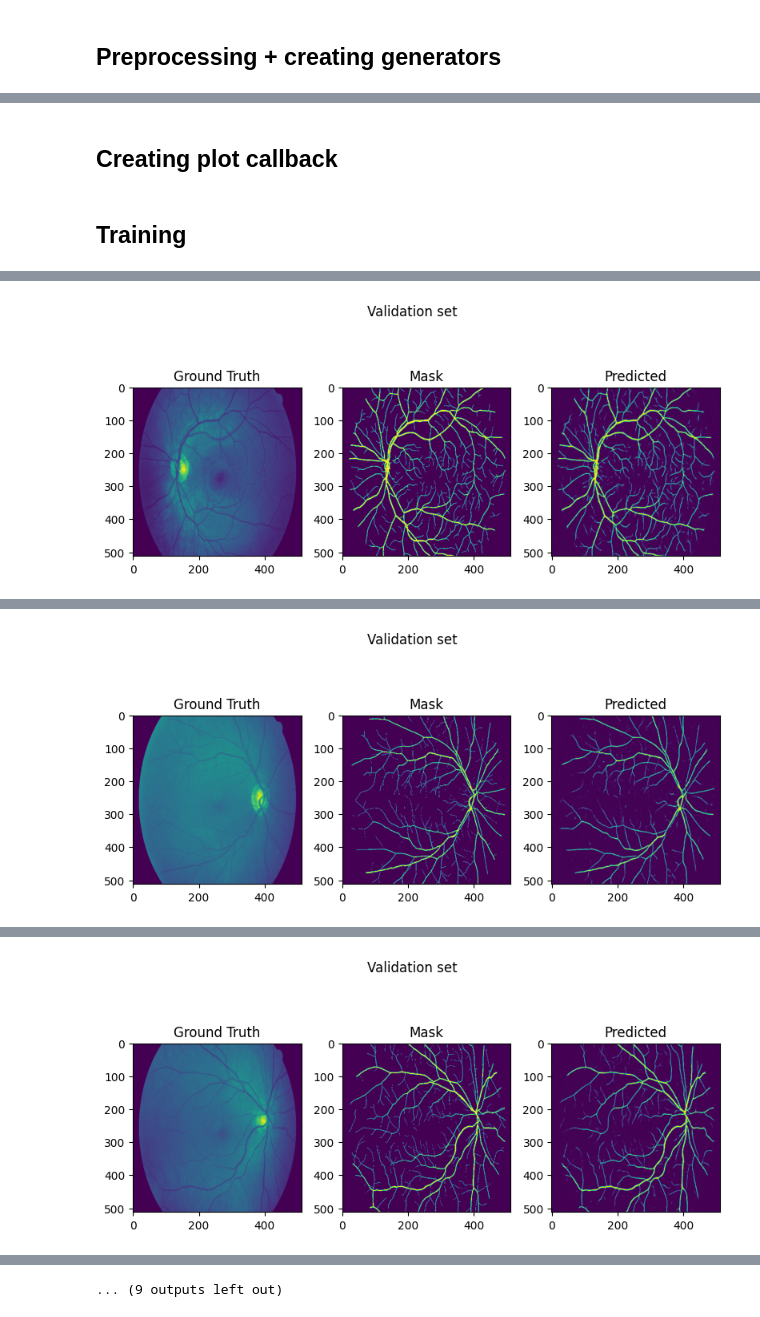
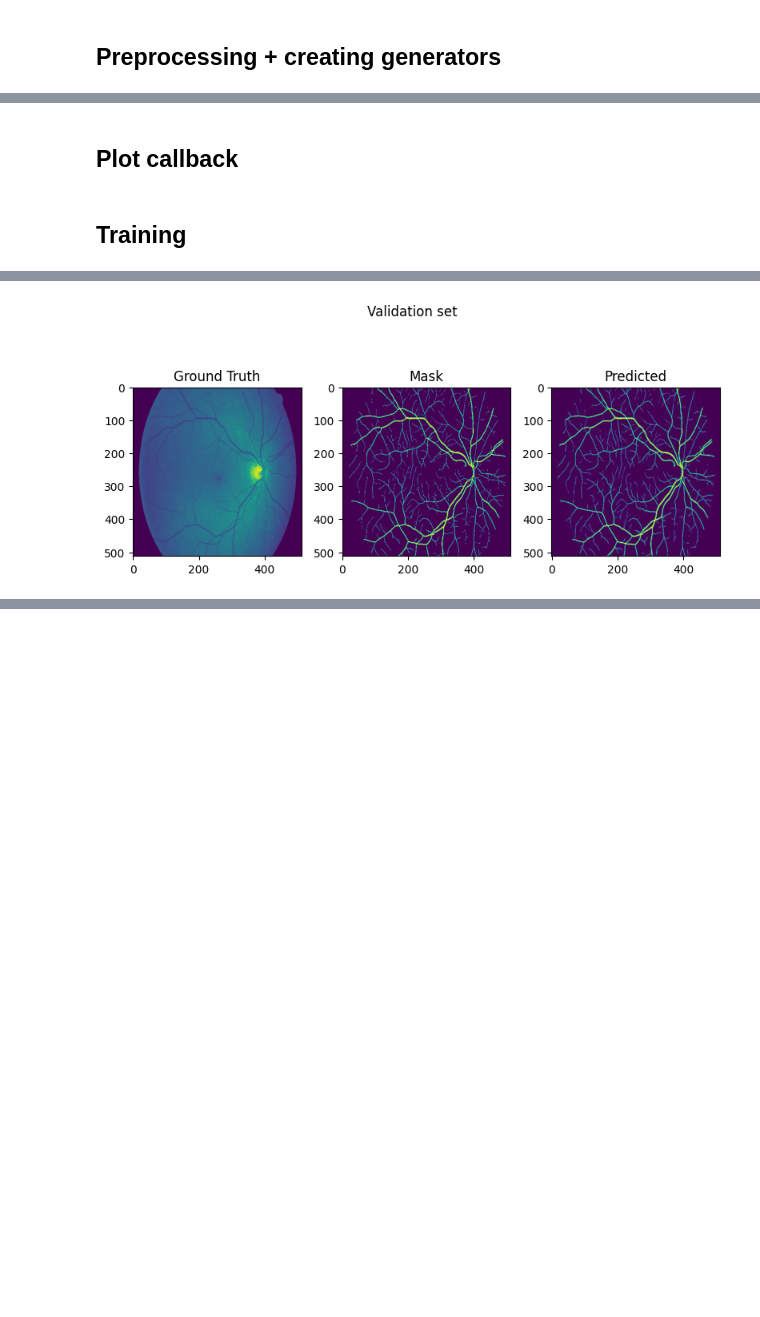
Before and after one commit to kamil271e/retinal-vessels-segmentation, a Jupyter notebook: dl/vessels_segm.ipynb, the cells around one changed output, grey strips where cells are left out. Cells and saved outputs as stored; diff of their text form; code cells hidden in the pictures; blank space fills up the shorter version.

```diff
--- a/dl/vessels_segm.ipynb
+++ b/dl/vessels_segm.ipynb
@@ -13,2 +21,3 @@ from keras.optimizers import Adam
 # %%
-img_size = (512,512)
+img_size = (512, 512)
+X, y, _ = load(img_size)
@@ -40,42 +24,24 @@ Segmentation Models: using `keras` framework.
 # %% [markdown]
 ## Preprocessing + creating generators
 # %%
-val_samples = 15
 batch_size = 2
 
-# y = 255 - np.array(y)
-
-X_train = np.array(X[val_samples:]) / 255
-y_train = np.expand_dims(np.array(y[val_samples:]), 3)
-
-X_val = np.array(X[:val_samples]) / 255
-y_val = np.expand_dims(np.array(y[:val_samples]), 3)
-
-y_train = y_train / 128
-y_val = y_val / 128
-
-y_train[y_train < 1] = 0
-y_train[y_train > 1] = 1
-
-y_val[y_val < 1] = 0
-y_val[y_val > 1] = 1
-
-# y_train = y_train.astype('int')
-# y_val = y_val.astype('int')
+X_train, X_val, X_test, y_train, y_val, y_test = train_val_test_split(X,y)
 
 train_datagen = ImageDataGenerator()
-        #rotation_range=20,
+        #rotation_range=20, # Data Augmentation ?
         #zoom_range=0.2,
         #width_shift_range=0.2,
         #height_shift_range=0.2,
         #horizontal_flip=True,
-        #vertical_flip=True,
-        #rescale=1./255)
+        #vertical_flip=True)
 
-val_datagen = ImageDataGenerator() # rescale=1./255
+val_datagen = ImageDataGenerator()
+test_datagen = ImageDataGenerator()
 
 train_generator = train_datagen.flow(X_train, y_train, batch_size=batch_size)
 val_generator = val_datagen.flow(X_val, y_val, batch_size=batch_size)
+test_generator = test_datagen.flow(X_test, y_test, batch_size=batch_size)
 # %%
 fig, ax = plt.subplots(1, 2)
 ax[0].imshow(val_generator[0][0][0], cmap='gray')
@@ -86,5 +52,5 @@ plt.show()
 # %% [markdown]
-## Creating plot callback
+## Plot callback
 # %%
 class PlotCallback(Callback):
     def __init__(self, val_generator, title, num_epochs=1):
@@ -111,6 +77,7 @@ class PlotCallback(Callback):
 
             fig.suptitle(self.title)
             fig.tight_layout()
+            plt.subplots_adjust(hspace=0.1)
             plt.show()
 # %% [markdown]
 ## Training
@@ -118,7 +85,7 @@ class PlotCallback(Callback):
 model = sm.Unet('efficientnetb0', classes=1, activation='sigmoid')
 model.compile(optimizer=Adam(0.0001), loss='binary_crossentropy', metrics=['accuracy'])
 
-model.load_weights('unet_effnetb0.h5')
+model.load_weights('unet_effnetb0.h5') # comment this line if no training was performed previously
 
 history = model.fit(
     train_generator,
@@ -126,6 +93,6 @@ history = model.fit(
     callbacks=[PlotCallback(val_generator, title='Validation set', num_epochs=2),
               ModelCheckpoint('unet_effnetb0_.h5', save_best_only=True)],
               #PlotCallback(train_generator, title='Train set', num_epochs=1)],
-    epochs=20
+    epochs=2
 )
 # %% [output]
@@ -136 +104 @@ Epoch 2/20
-[figure, old version]
+[figure, new version]
@@ -142 +104,0 @@ Epoch 4/20
-[figure, removed]
@@ -148 +104,0 @@ Epoch 6/20
-[figure, removed]
@@ -167,3 +106,2 @@ Epoch 12/20
-... (9 outputs left out)
 # %% [markdown]
 ## Results
```
Also changed, not shown: parts of 13 cells of this notebook, 2 other files.
